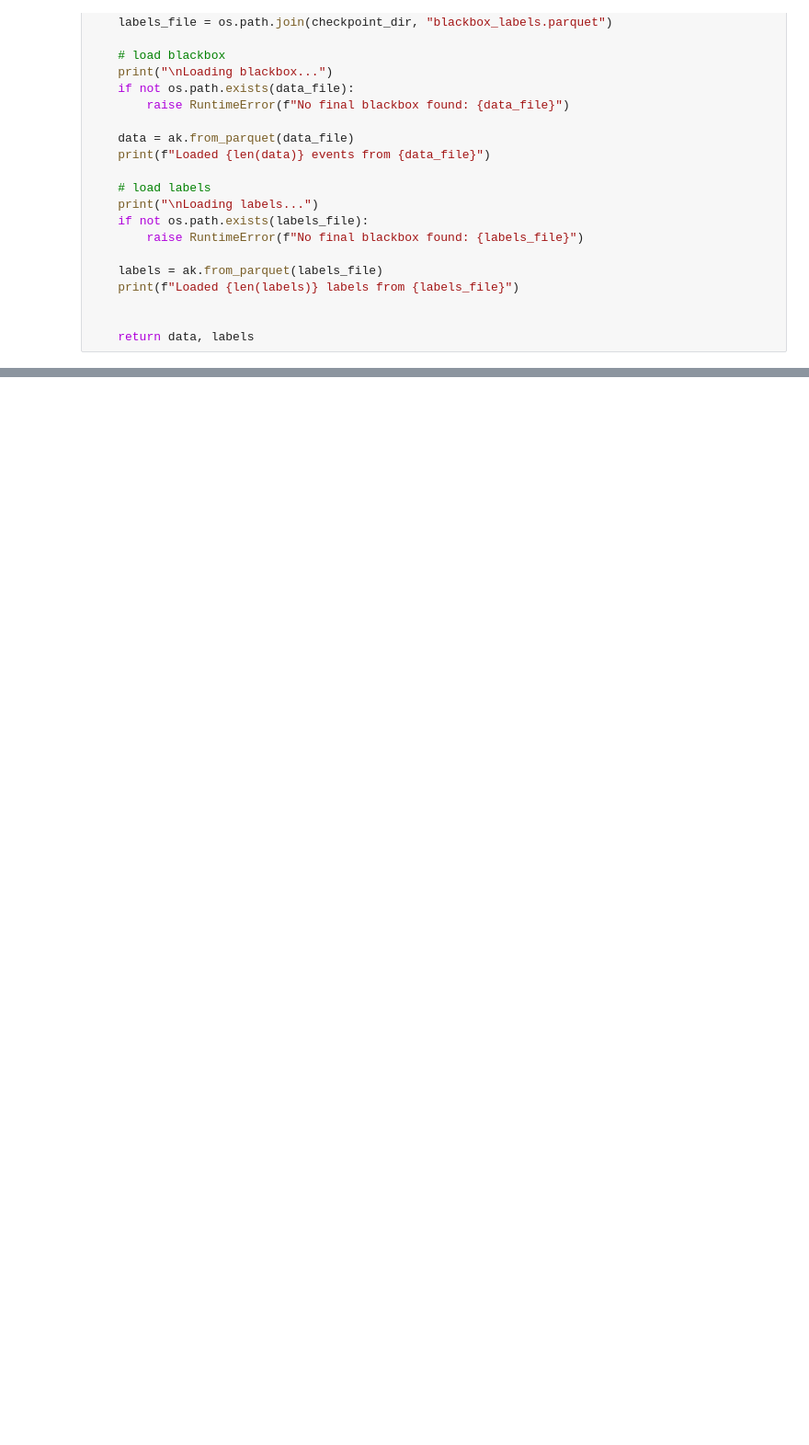
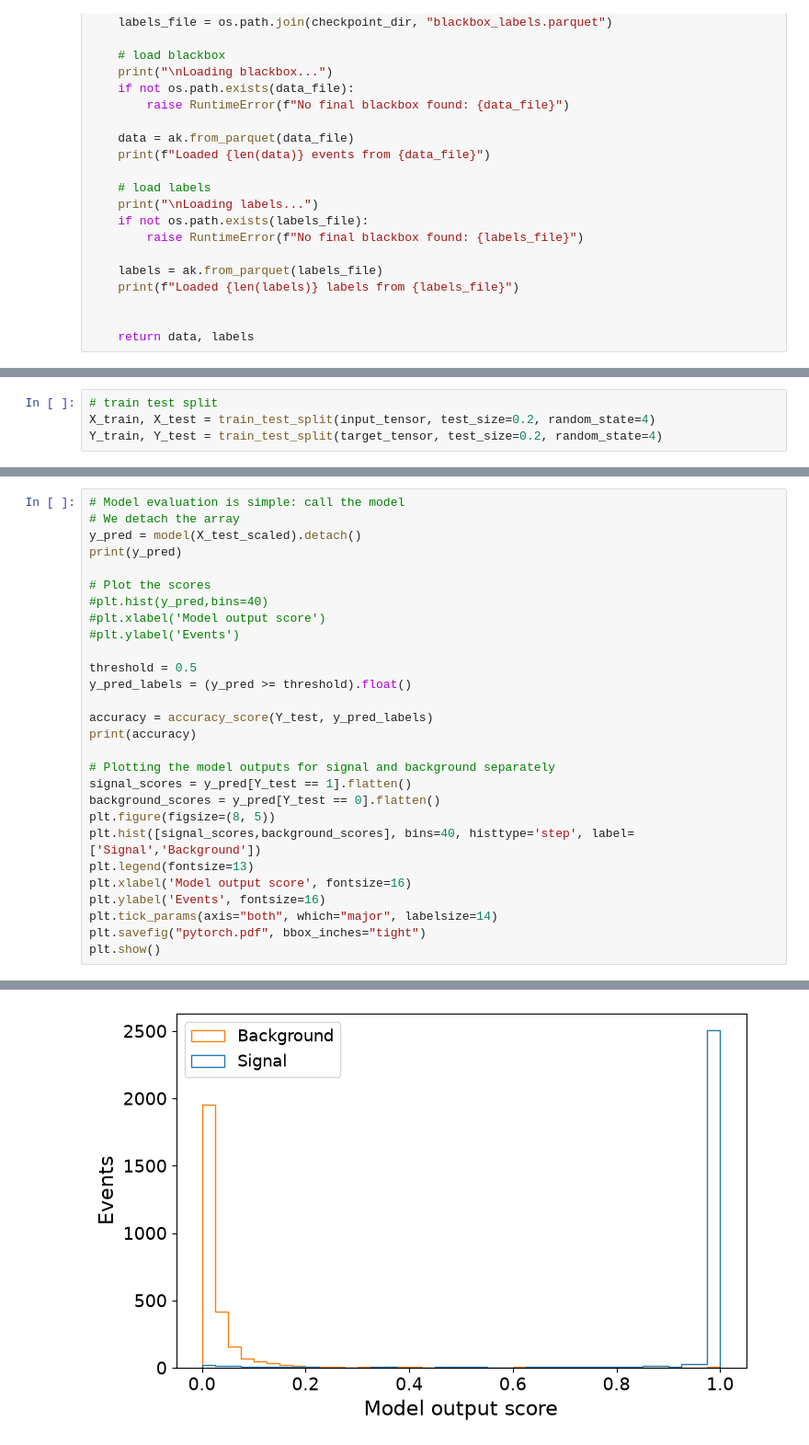
Before and after one commit to nbaeumann/atlas_open_data_fork, a Jupyter notebook: for-education/blackbox/explore_blackbox.ipynb, the cells around one changed output, grey strips where cells are left out. Shown at 92% size. Drawn from its saved outputs; the diff is of its cells as text; blank space fills up the shorter version.

```diff
--- a/for-education/blackbox/explore_blackbox.ipynb
+++ b/for-education/blackbox/explore_blackbox.ipynb
@@ -64,0 +155,4 @@ labels
+# %%
+# train test split
+X_train, X_test = train_test_split(input_tensor, test_size=0.2, random_state=4)
+Y_train, Y_test = train_test_split(target_tensor, test_size=0.2, random_state=4)
@@ -64,0 +263,29 @@ labels
+# %%
+# Model evaluation is simple: call the model
+# We detach the array
+y_pred = model(X_test_scaled).detach()
+print(y_pred)
+
+# Plot the scores
+#plt.hist(y_pred,bins=40)
+#plt.xlabel('Model output score')
+#plt.ylabel('Events')
+
+threshold = 0.5
+y_pred_labels = (y_pred >= threshold).float()
+
+accuracy = accuracy_score(Y_test, y_pred_labels)
+print(accuracy)
+
+# Plotting the model outputs for signal and background separately
+signal_scores = y_pred[Y_test == 1].flatten()
+background_scores = y_pred[Y_test == 0].flatten()
+plt.figure(figsize=(8, 5))
+plt.hist([signal_scores,background_scores], bins=40, histtype='step', label=['Signal','Background'])
+plt.legend(fontsize=13)
+plt.xlabel('Model output score', fontsize=16)
+plt.ylabel('Events', fontsize=16)
+plt.tick_params(axis="both", which="major", labelsize=14)
+plt.savefig("pytorch.pdf", bbox_inches="tight")
+plt.show()
+# %% [output]
@@ -64,0 +300 @@ labels
+[figure, added]
```
Also changed, not shown: parts of 19 cells of this notebook.
